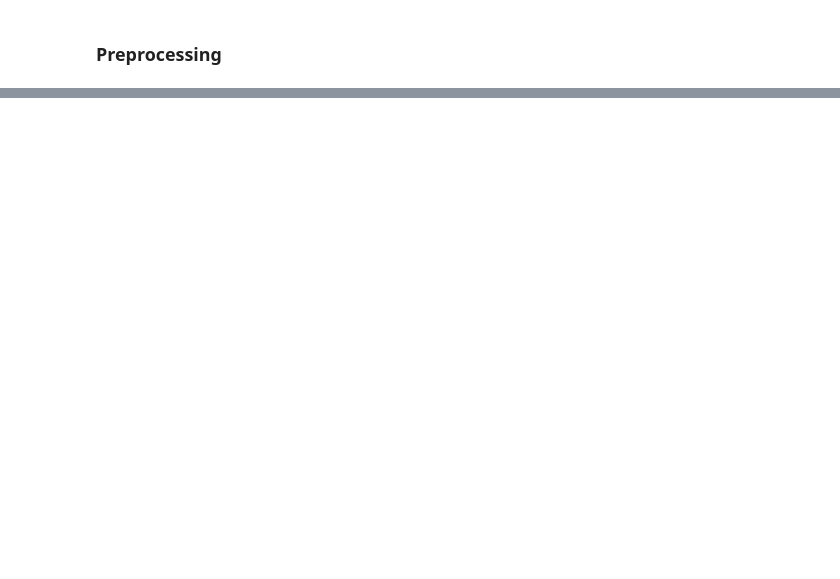
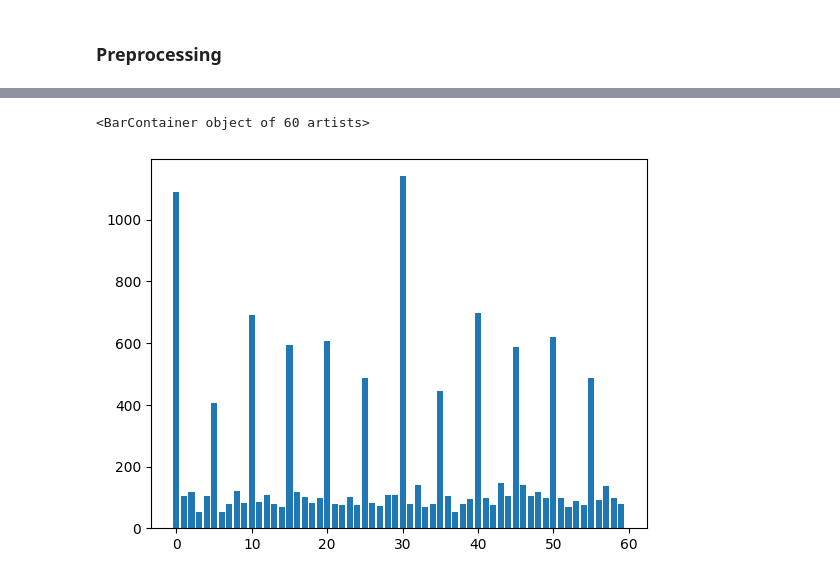
Before and after one commit to EzhilanWilson/Road-Traffic-Severity-Classification, a Jupyter notebook: Notebook.ipynb, the cells around one changed output, grey strips where cells are left out. Saved outputs shown, nothing was run; the diff lists cells and outputs as text; code cells hidden in the pictures; blank space fills up the shorter version.

```diff
--- a/Notebook.ipynb
+++ b/Notebook.ipynb
@@ -217,0 +250,9 @@ Service_year_of_vehicle, Defect_of_vehicle, Work_of_casuality, Fitness_of_casual
+# %%
+fig, ax = plt.subplots()
+data = df['minute'].value_counts()
+Minutes = data.index
+Frequency = data.values
+ax.bar(Minutes, Frequency)
+# %% [output]
+<BarContainer object of 60 artists>
+[figure, added]
```
Also changed, not shown: parts of 20 cells of this notebook.
